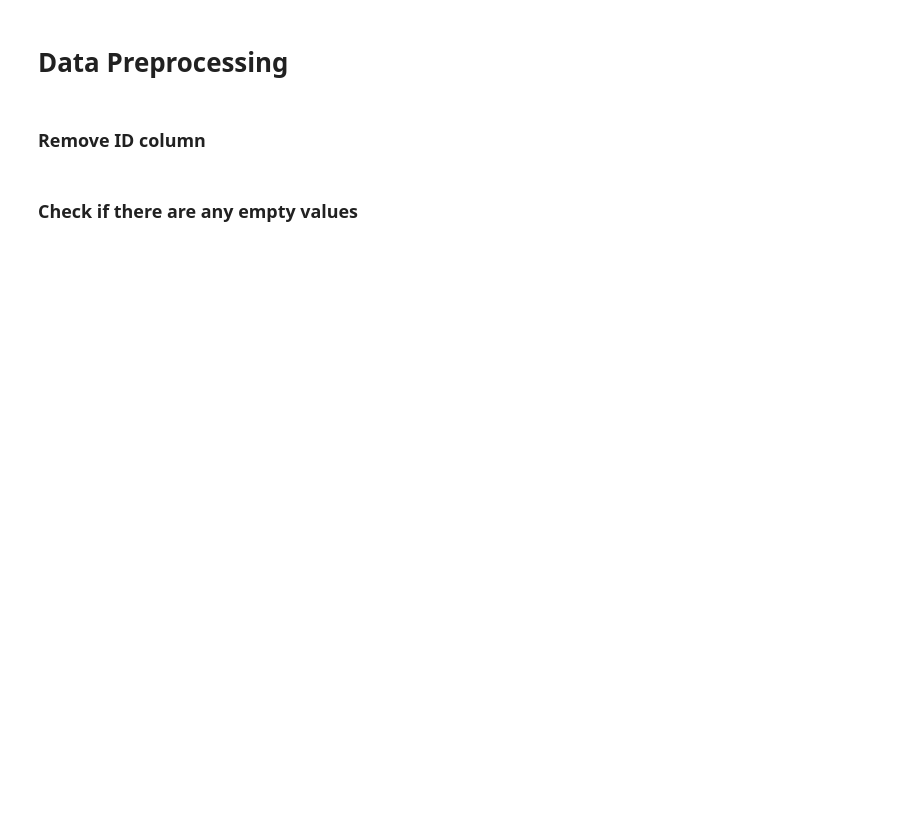
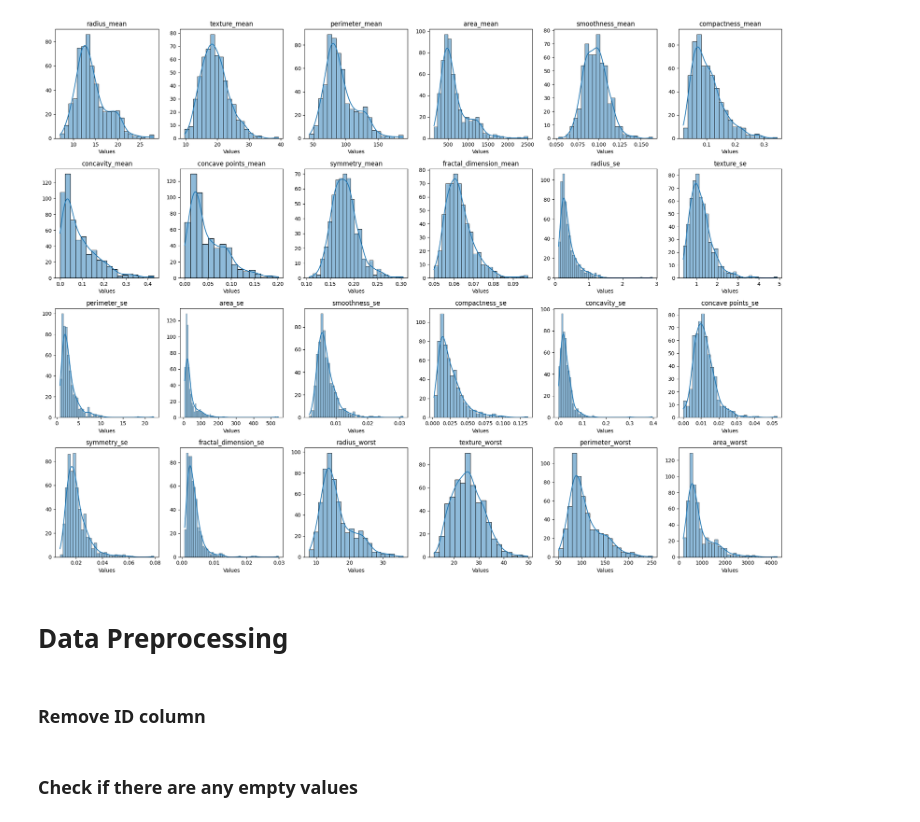
Before and after one commit to youssef-mohamed1809/Type-of-Breast-Cancer-Prediction, a Jupyter notebook: main.ipynb, the cells around one changed output. Drawn from its saved outputs; the diff is of its cells as text; code cells hidden in the pictures; blank space fills up the shorter version.

Commit message:
Histogram visualization

```diff
--- a/main.ipynb
+++ b/main.ipynb
@@ -26,3 +99,22 @@ if OUTPUT:
+# %%
+fig, axes = plt.subplots(4, 6, figsize=(20, 15))
+axes = axes.flatten()
+
+# Plot each column's data
+for i, ax in enumerate(axes[:data.shape[1]]):  # Limit to the number of columns in data
+    sns.histplot(data.iloc[:, i + 2], kde=True, ax=ax)  # Plot on the current axis
+    ax.set_title(f"{columns[i]}")
+    ax.set_xlabel("Values")  # Optional: Customize x-label
+    ax.set_ylabel("")  # Optional: Customize y-label
+
+# Hide unused axes
+for ax in axes[data.shape[1]:]:
+    ax.axis('off')
+
+plt.tight_layout()  # Adjust layout to prevent overlap
+plt.show()
+# %% [output]
+[figure, added]
 # %% [markdown]
 # Data Preprocessing
 # %% [markdown]
```
Also changed, not shown: parts of 20 cells of this notebook.
